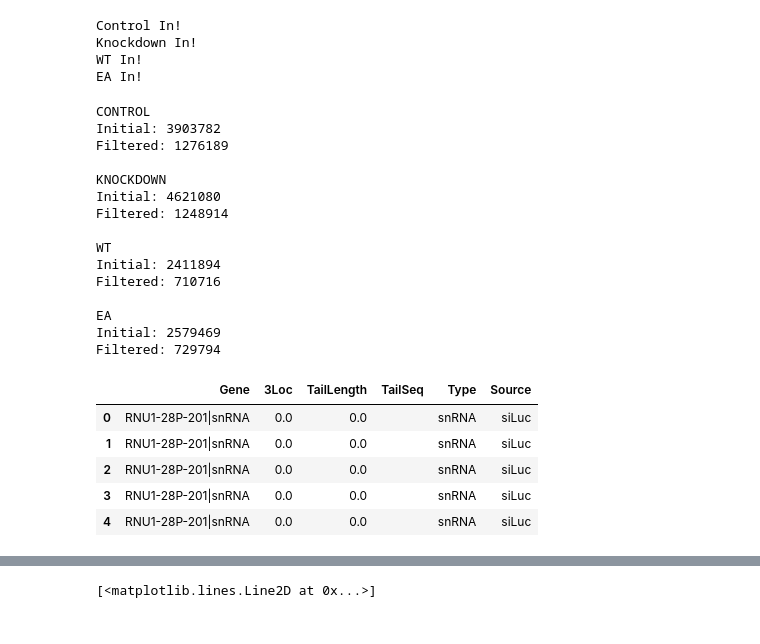
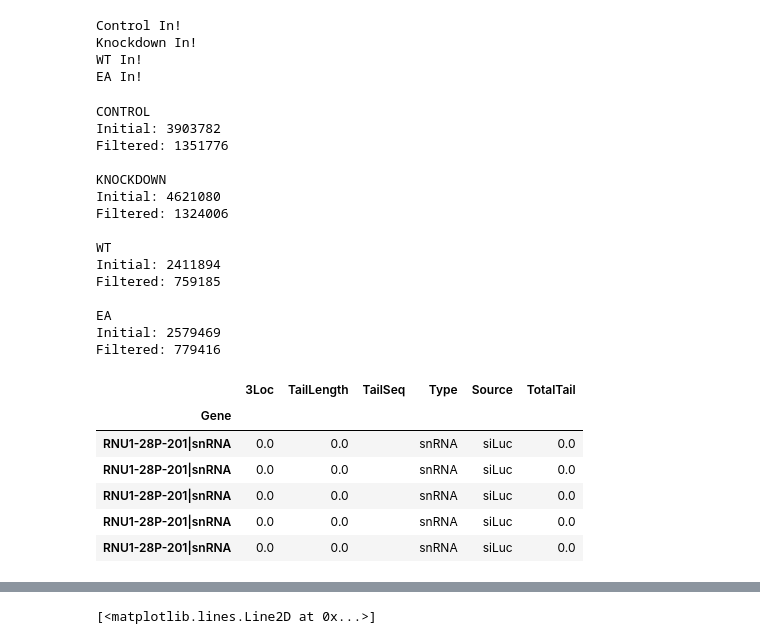
Before and after one commit to TimNicholsonShaw/AnOThER-Seq, a Jupyter notebook: notebooks/nocturnin.ipynb, the cells around one changed output, grey strips where cells are left out. Saved outputs shown, nothing was run; the diff lists cells and outputs as text; code cells hidden in the pictures.

```diff
--- a/notebooks/nocturnin.ipynb
+++ b/notebooks/nocturnin.ipynb
@@ -38,50 +40,56 @@ Knockdown In!
 WT In!
 EA In!
 # %%
-minTail = -5
-maxTail = 5
+minTail = -10
+maxTail = 10
 filtControl = control[(control['3Loc']+control['TailLength'])>=minTail]
 filtControl = filtControl[(filtControl['3Loc']+filtControl['TailLength'])<=maxTail]
 filtControl['Source'] = 'siLuc'
+
 
 filtKD = knockdown[(knockdown['3Loc']+knockdown['TailLength'])>=minTail]
 filtKD = filtKD[(filtKD['3Loc']+filtKD['TailLength'])<=maxTail]
 filtKD['Source'] = 'siNoct'
 
 filtWT = WTaddback[(WTaddback['3Loc']+WTaddback['TailLength'])>=minTail]
 filtWT = filtWT[(filtWT['3Loc']+filtWT['TailLength'])<=maxTail]
 filtWT['Source'] = 'WT Addback'
 
 filtEA = EAaddback[(EAaddback['3Loc']+EAaddback['TailLength'])>=minTail]
 filtEA = filtEA[(filtEA['3Loc']+filtEA['TailLength'])<=maxTail]
 filtEA['Source'] = 'EA Addback'
 
 combo = pd.concat([filtControl,filtKD,filtWT,filtEA],ignore_index=True)
+combo['TotalTail'] = combo['3Loc'] + combo['TailLength']
 
 print ("CONTROL\nInitial: {}\nFiltered: {}\n".format(len(control),len(filtControl)))
 print ("KNOCKDOWN\nInitial: {}\nFiltered: {}\n".format(len(knockdown),len(filtKD)))
 print ("WT\nInitial: {}\nFiltered: {}\n".format(len(WTaddback),len(filtWT)))
 print ("EA\nInitial: {}\nFiltered: {}\n".format(len(EAaddback),len(filtEA)))
+combo.set_index('Gene', inplace=True)
+
+# Combined experimental data
 combo.head()
 # %% [output]
 CONTROL
 Initial: 3903782
-Filtered: 1276189
+Filtered: 1351776
 
 KNOCKDOWN
 Initial: 4621080
-Filtered: 1248914
+Filtered: 1324006
 
 WT
 Initial: 2411894
-Filtered: 710716
+Filtered: 759185
 
 EA
 Initial: 2579469
-Filtered: 729794
+Filtered: 779416
-|  | Gene | 3Loc | TailLength | TailSeq | Type | Source |
-| 0 | RNU1-28P-201|snRNA | 0.0 | 0.0 |  | snRNA | siLuc |
-| 1 | RNU1-28P-201|snRNA | 0.0 | 0.0 |  | snRNA | siLuc |
-| 2 | RNU1-28P-201|snRNA | 0.0 | 0.0 |  | snRNA | siLuc |
-| 3 | RNU1-28P-201|snRNA | 0.0 | 0.0 |  | snRNA | siLuc |
-| 4 | RNU1-28P-201|snRNA | 0.0 | 0.0 |  | snRNA | siLuc |
+|  | 3Loc | TailLength | TailSeq | Type | Source | TotalTail |
+| Gene |  |  |  |  |  |  |
+| RNU1-28P-201|snRNA | 0.0 | 0.0 |  | snRNA | siLuc | 0.0 |
+| RNU1-28P-201|snRNA | 0.0 | 0.0 |  | snRNA | siLuc | 0.0 |
+| RNU1-28P-201|snRNA | 0.0 | 0.0 |  | snRNA | siLuc | 0.0 |
+| RNU1-28P-201|snRNA | 0.0 | 0.0 |  | snRNA | siLuc | 0.0 |
+| RNU1-28P-201|snRNA | 0.0 | 0.0 |  | snRNA | siLuc | 0.0 |
```
Also changed, not shown: parts of 5 cells of this notebook.
